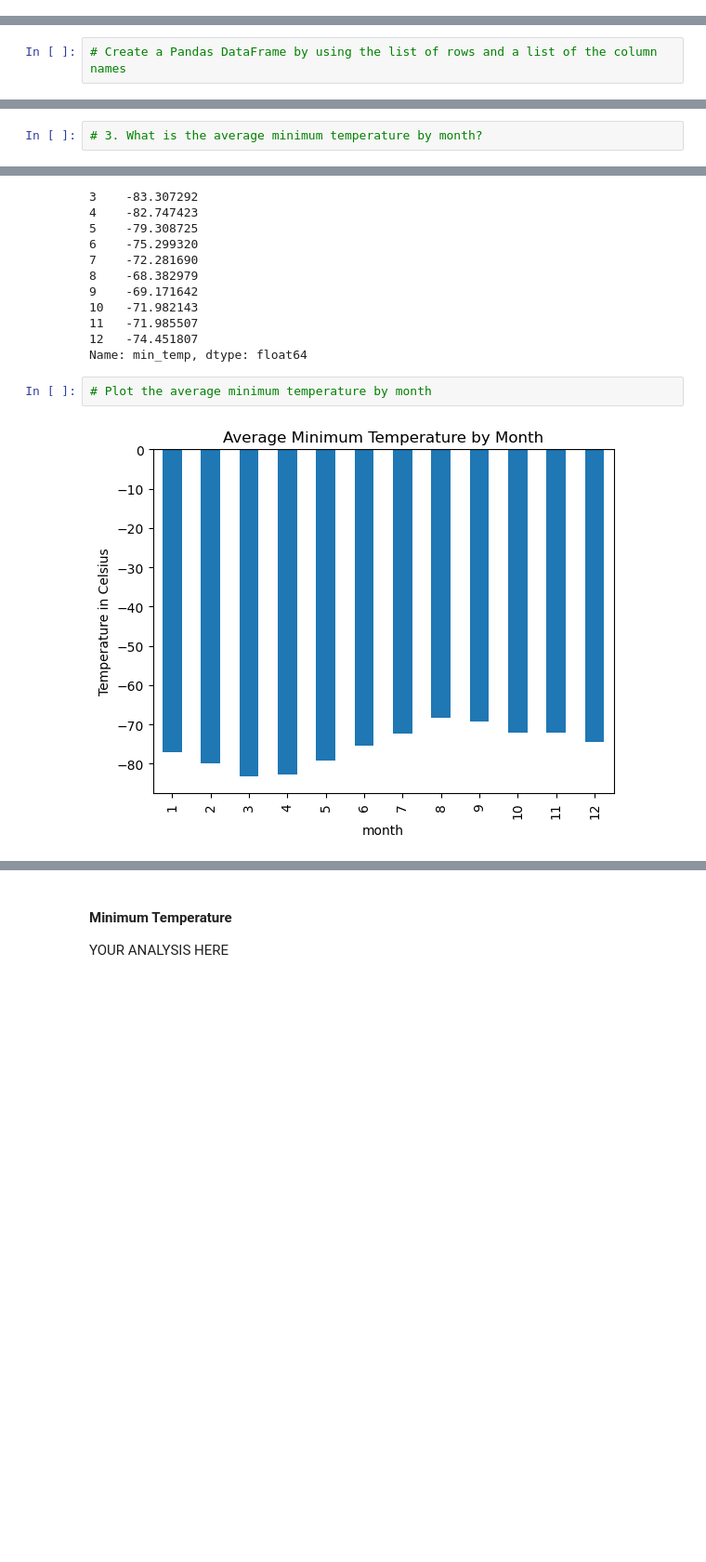
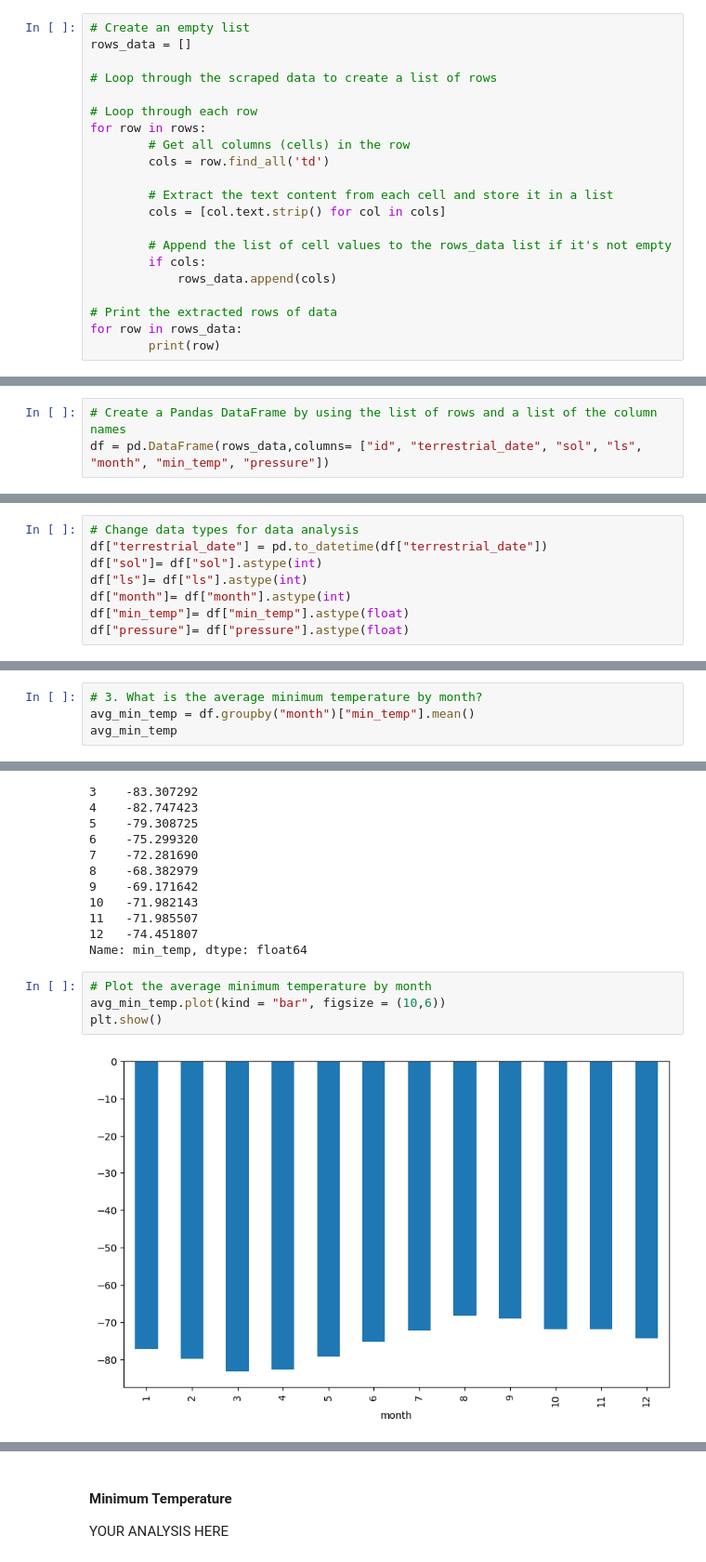
Before and after one commit to av9248/Module-11-Challenge, a Jupyter notebook: part_2_mars_weather.ipynb, the cells around one changed output, grey strips where cells are left out. Shown at 93% size. Saved outputs shown, nothing was run; the diff lists cells and outputs as text; blank space fills up the shorter version.

```diff
--- a/part_2_mars_weather.ipynb
+++ b/part_2_mars_weather.ipynb
@@ -74,0 +88,21 @@ Assemble the scraped data into a Pandas DataFrame. The columns should have the s
+# %%
+# Create an empty list
+rows_data = []
+
+# Loop through the scraped data to create a list of rows
+
+# Loop through each row
+for row in rows:
+        # Get all columns (cells) in the row
+        cols = row.find_all('td')
+
+        # Extract the text content from each cell and store it in a list
+        cols = [col.text.strip() for col in cols]
+
+        # Append the list of cell values to the rows_data list if it's not empty
+        if cols:
+            rows_data.append(cols)
+
+# Print the extracted rows of data
+for row in rows_data:
+        print(row)
@@ -75,4 +127,5 @@ Assemble the scraped data into a Pandas DataFrame. The columns should have the s
 # %%
 # Create a Pandas DataFrame by using the list of rows and a list of the column names
+df = pd.DataFrame(rows_data,columns= ["id", "terrestrial_date", "sol", "ls", "month", "min_temp", "pressure"])
 # %%
 # Confirm DataFrame was created successfully
@@ -105,2 +158,10 @@ dtype: object
+# %%
+# Change data types for data analysis
+df["terrestrial_date"] = pd.to_datetime(df["terrestrial_date"])
+df["sol"]= df["sol"].astype(int)
+df["ls"]= df["ls"].astype(int)
+df["month"]= df["month"].astype(int)
+df["min_temp"]= df["min_temp"].astype(float)
+df["pressure"]= df["pressure"].astype(float)
 # %%
 # Confirm type changes were successful by examining data types again
@@ -139,6 +203,8 @@ Analyze your dataset by using Pandas functions to answer the following questions
 1867
 # %%
 # 3. What is the average minimum temperature by month?
+avg_min_temp = df.groupby("month")["min_temp"].mean()
+avg_min_temp
 # %% [output]
 month
 1    -77.160920
@@ -156,7 +222,9 @@ month
 Name: min_temp, dtype: float64
 # %%
 # Plot the average minimum temperature by month
+avg_min_temp.plot(kind = "bar", figsize = (10,6))
+plt.show()
 # %% [output]
-[figure, old version]
+[figure, new version]
 # %%
 # Identify the coldest and hottest months in Curiosity's location by sorting the previous graph
```
Also changed, not shown: parts of 14 cells of this notebook, 1 other file.
